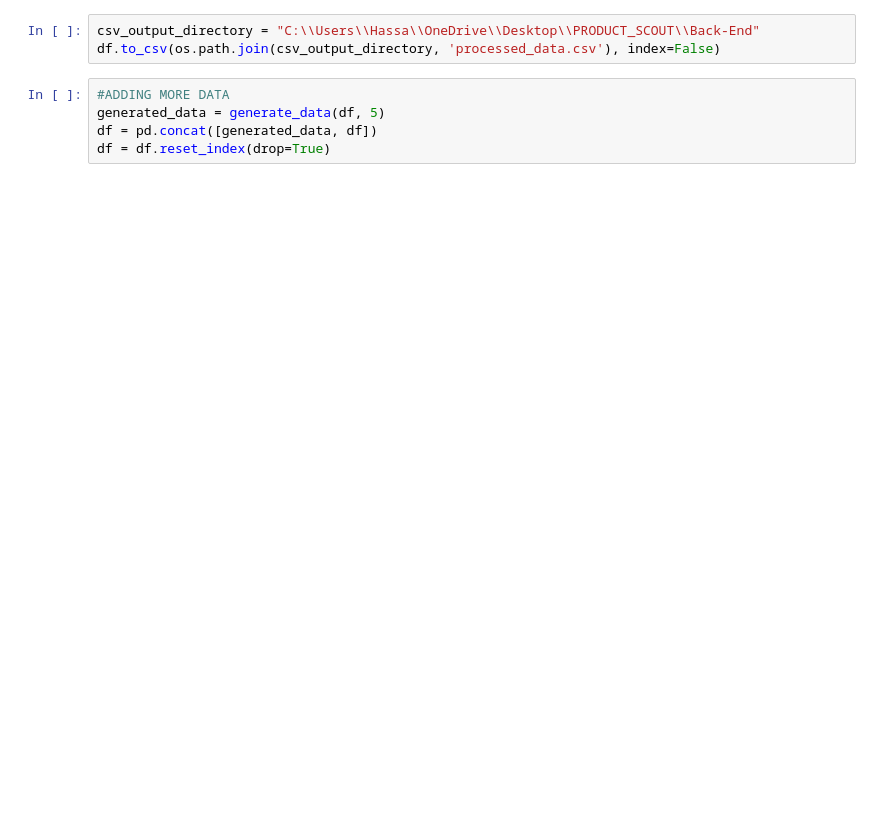
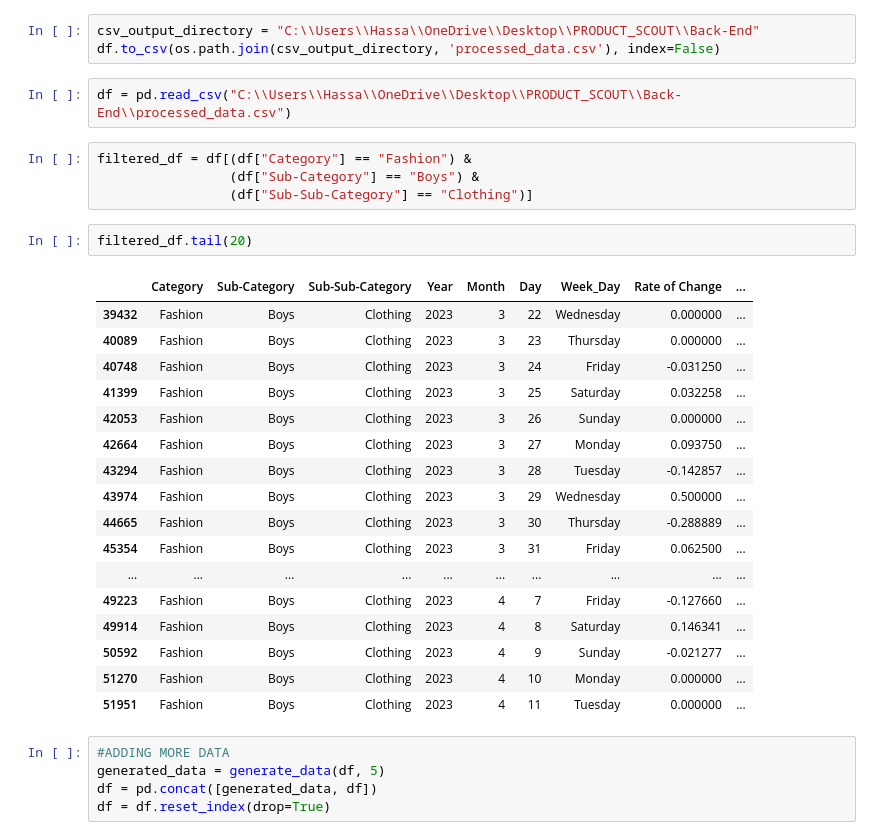
Before and after one commit to apophis-web/ProductScout, a Jupyter notebook: Model-Training/FEATURE ENGINEERING AND TRAINING MODEL.ipynb, the cells around one changed output. Saved outputs shown, nothing was run; the diff lists cells and outputs as text; blank space fills up the shorter version.

```diff
--- a/Model-Training/everything everywhere all at once.ipynb
+++ b/Model-Training/FEATURE ENGINEERING AND TRAINING MODEL.ipynb
@@ -245,6 +227,32 @@ df
 # %%
 csv_output_directory = "C:\\Users\\Hassa\\OneDrive\\Desktop\\PRODUCT_SCOUT\\Back-End"
 df.to_csv(os.path.join(csv_output_directory, 'processed_data.csv'), index=False)
+# %%
+df = pd.read_csv("C:\\Users\\Hassa\\OneDrive\\Desktop\\PRODUCT_SCOUT\\Back-End\\processed_data.csv")
+# %%
+filtered_df = df[(df["Category"] == "Fashion") &
+                 (df["Sub-Category"] == "Boys") &
+                 (df["Sub-Sub-Category"] == "Clothing")]
+# %%
+filtered_df.tail(20)
+# %% [output]
+|  | Category | Sub-Category | Sub-Sub-Category | Year | Month | Day | Week_Day | Rate of Change | ... |
+| 39432 | Fashion | Boys | Clothing | 2023 | 3 | 22 | Wednesday | 0.000000 | ... |
+| 40089 | Fashion | Boys | Clothing | 2023 | 3 | 23 | Thursday | 0.000000 | ... |
+| 40748 | Fashion | Boys | Clothing | 2023 | 3 | 24 | Friday | -0.031250 | ... |
+| 41399 | Fashion | Boys | Clothing | 2023 | 3 | 25 | Saturday | 0.032258 | ... |
+| 42053 | Fashion | Boys | Clothing | 2023 | 3 | 26 | Sunday | 0.000000 | ... |
+| 42664 | Fashion | Boys | Clothing | 2023 | 3 | 27 | Monday | 0.093750 | ... |
+| 43294 | Fashion | Boys | Clothing | 2023 | 3 | 28 | Tuesday | -0.142857 | ... |
+| 43974 | Fashion | Boys | Clothing | 2023 | 3 | 29 | Wednesday | 0.500000 | ... |
+| 44665 | Fashion | Boys | Clothing | 2023 | 3 | 30 | Thursday | -0.288889 | ... |
+| 45354 | Fashion | Boys | Clothing | 2023 | 3 | 31 | Friday | 0.062500 | ... |
+| ... | ... | ... | ... | ... | ... | ... | ... | ... | ... |
+| 49223 | Fashion | Boys | Clothing | 2023 | 4 | 7 | Friday | -0.127660 | ... |
+| 49914 | Fashion | Boys | Clothing | 2023 | 4 | 8 | Saturday | 0.146341 | ... |
+| 50592 | Fashion | Boys | Clothing | 2023 | 4 | 9 | Sunday | -0.021277 | ... |
+| 51270 | Fashion | Boys | Clothing | 2023 | 4 | 10 | Monday | 0.000000 | ... |
+| 51951 | Fashion | Boys | Clothing | 2023 | 4 | 11 | Tuesday | 0.000000 | ... |
 # %%
 #ADDING MORE DATA
 generated_data = generate_data(df, 5)
```
Also changed, not shown: parts of 25 cells of this notebook, 2 other files.
